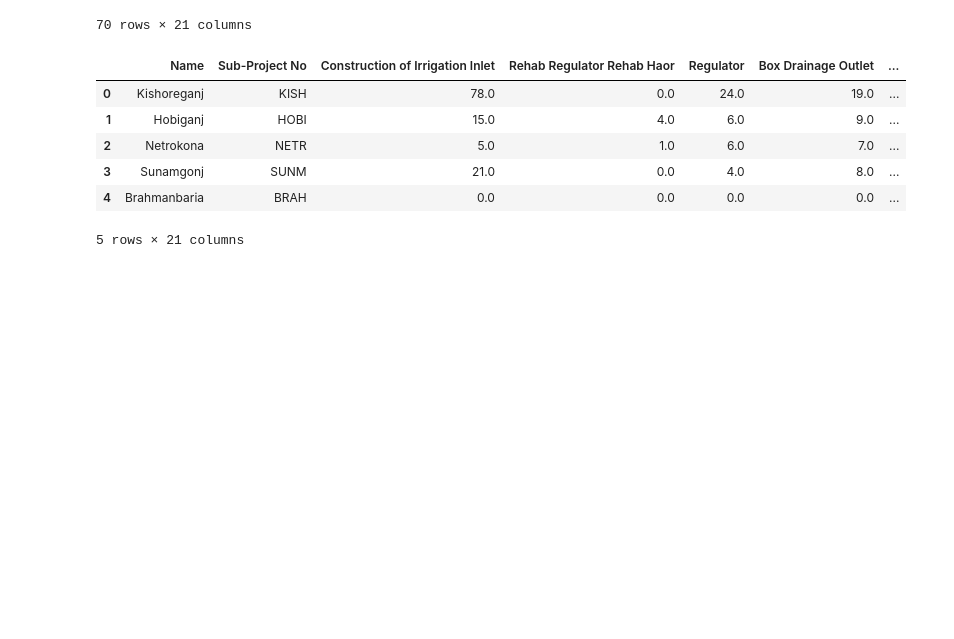
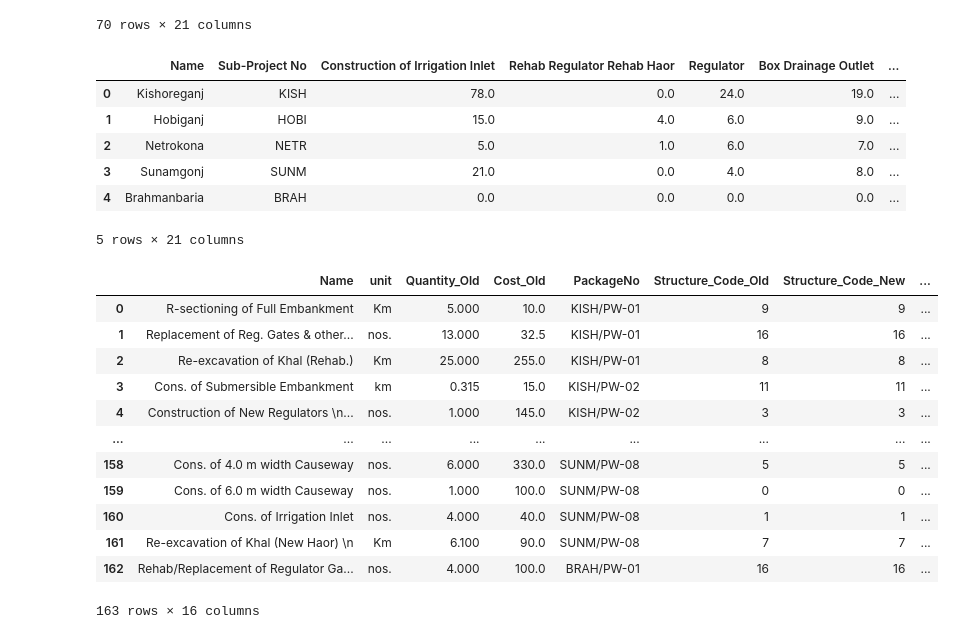
Before and after one commit to jakariapervez/cmis6, a Jupyter notebook: Mynotebooks/haorwisecalculation5.ipynb, the cells around one changed output. Drawn from its saved outputs; the diff is of its cells as text; code cells hidden in the pictures; blank space fills up the shorter version.

Commit message:
DPP Old New Comparision

```diff
--- a/Mynotebooks/haorwisecalculation5.ipynb
+++ b/Mynotebooks/haorwisecalculation5.ipynb
@@ -764,6 +762,28 @@ def assembeAnnex9DF4(annex9_detail_df,annex2_input_df):
             annex9_detail_df.iloc[index,13]=0
             annex9_detail_df.iloc[index,14]=0
     return annex9_detail_df
+# %%
+"""This Part comapares Original and New DPP procurement Plan"""
+def identifyEarthVolumeChangeRequirements(comparision_df):
+    earth_work=[7,8,9,10,11]
+    for index,row in comparision_df.iterrows():
+        stccode=row['Structure_Code_New']
+        if  stccode in earth_work:
+            if row['Change_of_Quantity']!=0 or row['Change_of_Cost']!=0:
+                comparision_df.iloc[index,14]="Yes"
+    return comparision_df
+
+
+
+
+def prepare_comparision_matrix(comparision_df):
+    for index,row in comparision_df.iterrows():
+        print(index)
+        if row['Structure_Code_Old'] !=row['Structure_Code_New']:
+            comparision_df.iloc[index,9]="Yes"
+        comparision_df.iloc[index,11]=comparision_df.iloc[index,7]-comparision_df.iloc[index,2]
+        comparision_df.iloc[index,12]=comparision_df.iloc[index,8]-comparision_df.iloc[index,3]
+    return comparision_df
 # %%
 """Haor Wise and Packawise Cost and Quantity Calcualtion.This part takes packagewise main
 data sheet and process data.Calcualtes Haorwise and Package wise cost and quantity.
@@ -1109,0 +1128,7 @@ writeDataframe6(annex_output_path,annex9_detail_df2,annex9_output_sheetname,dfco
+# %%
+"""Preparing Summary of Changes Between Old and new DPP"""
+sheetName="Comparision_proforma"
+comparision_df=pd.read_excel(annex_input_path,sheet_name=sheetName,index_col=None,header=0)
+comparision_df.fillna(0,inplace=True)
+comparision_df=prepare_comparision_matrix(comparision_df)
+comparision_df=identifyEarthVolumeChangeRequirements(comparision_df)
@@ -1212,3 +1257,19 @@ districtwise_quantity_df
 | 3 | Sunamgonj | SUNM | 21.0 | 0.0 | 4.0 | 8.0 | ... |
 | 4 | Brahmanbaria | BRAH | 0.0 | 0.0 | 0.0 | 0.0 | ... |
 5 rows × 21 columns
+# %%
+comparision_df
+# %% [output]
+|  | Name | unit | Quantity_Old | Cost_Old | PackageNo | Structure_Code_Old | Structure_Code_New | ... |
+| 0 | R-sectioning of Full Embankment | Km | 5.000 | 10.0 | KISH/PW-01 | 9 | 9 | ... |
+| 1 | Replacement of Reg. Gates & other... | nos. | 13.000 | 32.5 | KISH/PW-01 | 16 | 16 | ... |
+| 2 | Re-excavation of Khal (Rehab.) | Km | 25.000 | 255.0 | KISH/PW-01 | 8 | 8 | ... |
+| 3 | Cons. of Submersible Embankment | km | 0.315 | 15.0 | KISH/PW-02 | 11 | 11 | ... |
+| 4 | Construction of New Regulators \n... | nos. | 1.000 | 145.0 | KISH/PW-02 | 3 | 3 | ... |
+| ... | ... | ... | ... | ... | ... | ... | ... | ... |
+| 158 | Cons. of 4.0 m width Causeway | nos. | 6.000 | 330.0 | SUNM/PW-08 | 5 | 5 | ... |
+| 159 | Cons. of 6.0 m width Causeway | nos. | 1.000 | 100.0 | SUNM/PW-08 | 0 | 0 | ... |
+| 160 | Cons. of Irrigation Inlet | nos. | 4.000 | 40.0 | SUNM/PW-08 | 1 | 1 | ... |
+| 161 | Re-excavation of Khal (New Haor) \n | Km | 6.100 | 90.0 | SUNM/PW-08 | 7 | 7 | ... |
+| 162 | Rehab/Replacement of Regulator Ga... | nos. | 4.000 | 100.0 | BRAH/PW-01 | 16 | 16 | ... |
+163 rows × 16 columns
```
Also changed, not shown: parts of 4 cells of this notebook, 6 other files.
